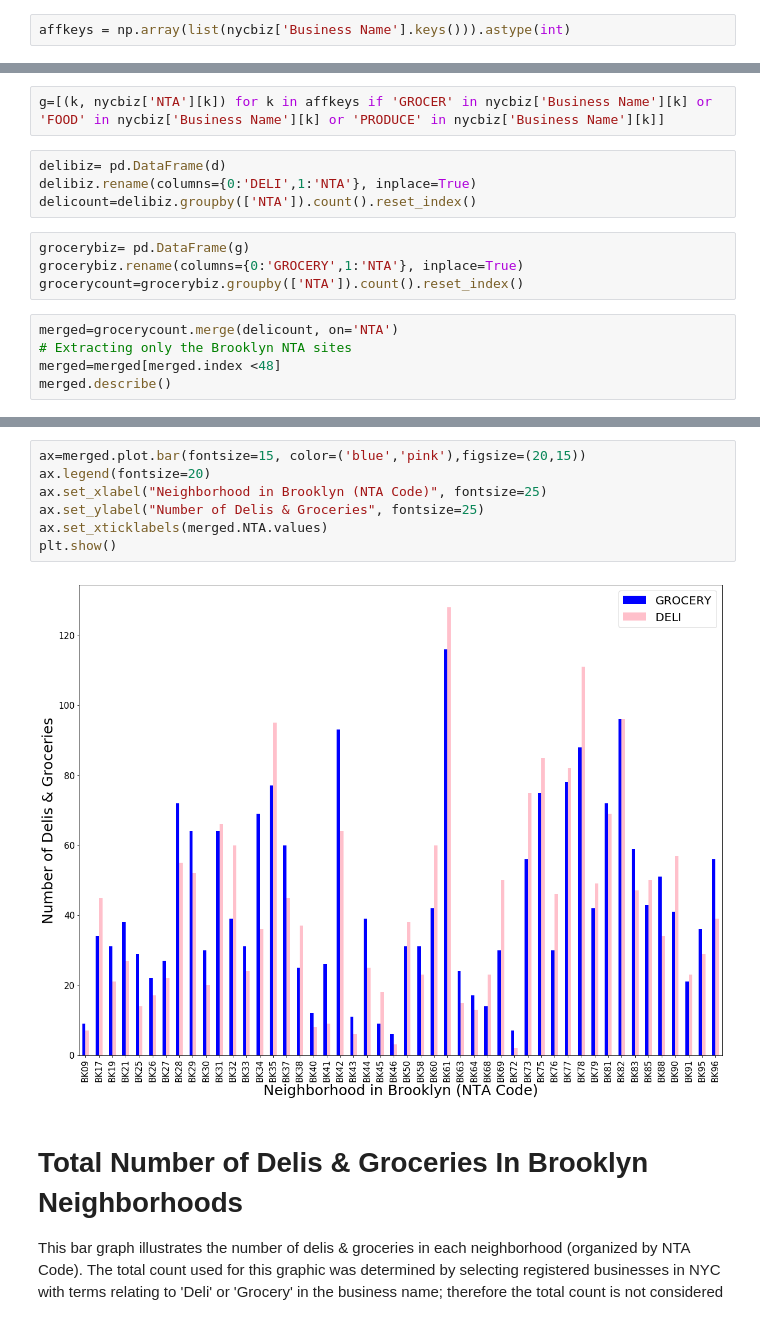
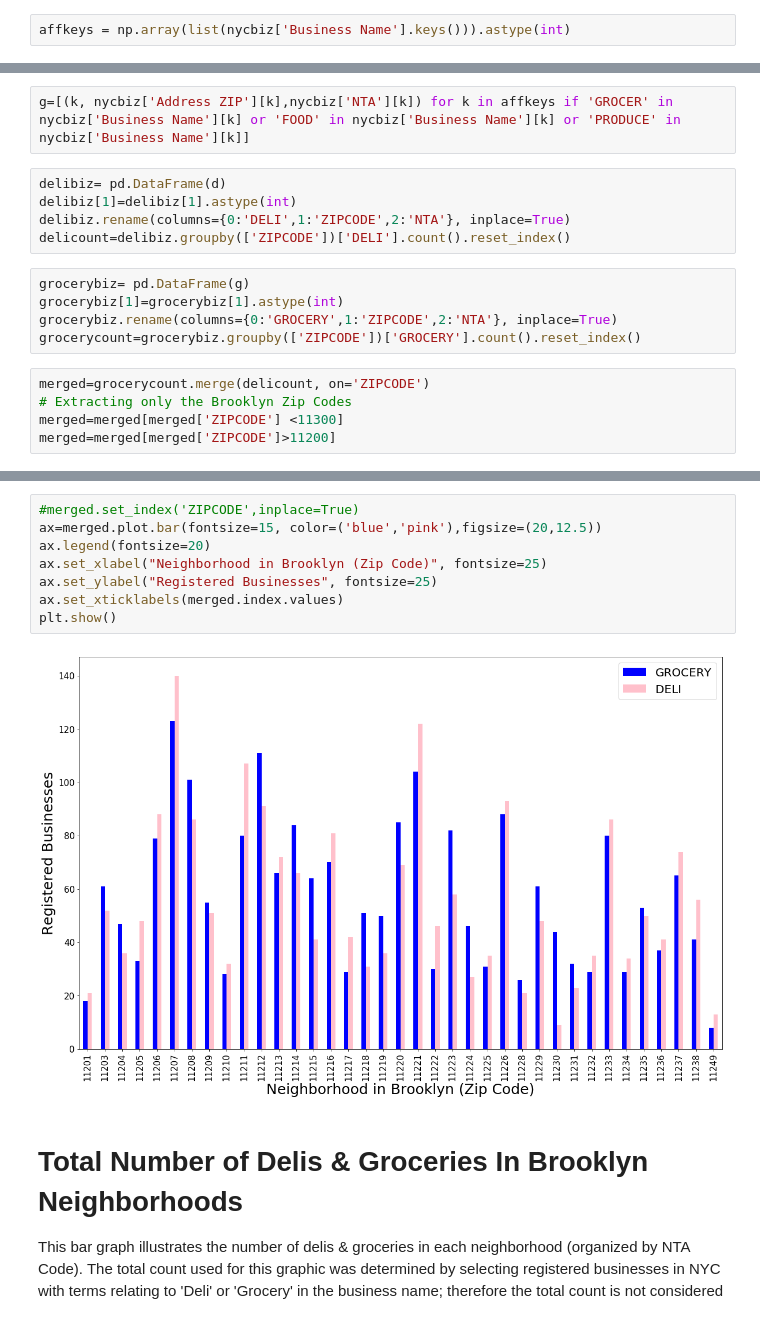
Before and after one commit to zem232/PUI2018_zem232, a Jupyter notebook: HW8_zem232/HW8_zem232_Data_Visualization.ipynb, the cells around one changed output, grey strips where cells are left out. Cells and saved outputs as stored; diff of their text form.

```diff
--- a/HW8_zem232/HW8_zem232_Data_Visualization.ipynb
+++ b/HW8_zem232/HW8_zem232_Data_Visualization.ipynb
@@ -53,15 +59,17 @@ d=[(k, nycbiz['NTA'][k]) for k in affkeys if 'DELI' in nycbiz['Business Name'][k
 # %%
-g=[(k, nycbiz['NTA'][k]) for k in affkeys if 'GROCER' in nycbiz['Business Name'][k] or 'FOOD' in nycbiz['Business Name'][k] or 'PRODUCE' in nycbiz['Business Name'][k]]
+g=[(k, nycbiz['Address ZIP'][k],nycbiz['NTA'][k]) for k in affkeys if 'GROCER' in nycbiz['Business Name'][k] or 'FOOD' in nycbiz['Business Name'][k] or 'PRODUCE' in nycbiz['Business Name'][k]]
 # %%
 delibiz= pd.DataFrame(d)
-delibiz.rename(columns={0:'DELI',1:'NTA'}, inplace=True)
-delicount=delibiz.groupby(['NTA']).count().reset_index()
+delibiz[1]=delibiz[1].astype(int)
+delibiz.rename(columns={0:'DELI',1:'ZIPCODE',2:'NTA'}, inplace=True)
+delicount=delibiz.groupby(['ZIPCODE'])['DELI'].count().reset_index()
 # %%
 grocerybiz= pd.DataFrame(g)
-grocerybiz.rename(columns={0:'GROCERY',1:'NTA'}, inplace=True)
-grocerycount=grocerybiz.groupby(['NTA']).count().reset_index()
+grocerybiz[1]=grocerybiz[1].astype(int)
+grocerybiz.rename(columns={0:'GROCERY',1:'ZIPCODE',2:'NTA'}, inplace=True)
+grocerycount=grocerybiz.groupby(['ZIPCODE'])['GROCERY'].count().reset_index()
 # %%
-merged=grocerycount.merge(delicount, on='NTA')
-# Extracting only the Brooklyn NTA sites
-merged=merged[merged.index <48]
-merged.describe()
+merged=grocerycount.merge(delicount, on='ZIPCODE')
+# Extracting only the Brooklyn Zip Codes
+merged=merged[merged['ZIPCODE'] <11300]
+merged=merged[merged['ZIPCODE']>11200]
@@ -78,12 +76,13 @@ merged.describe()
 # %%
-ax=merged.plot.bar(fontsize=15, color=('blue','pink'),figsize=(20,15))
+#merged.set_index('ZIPCODE',inplace=True)
+ax=merged.plot.bar(fontsize=15, color=('blue','pink'),figsize=(20,12.5))
 ax.legend(fontsize=20)
-ax.set_xlabel("Neighborhood in Brooklyn (NTA Code)", fontsize=25)
-ax.set_ylabel("Number of Delis & Groceries", fontsize=25)
-ax.set_xticklabels(merged.NTA.values)
+ax.set_xlabel("Neighborhood in Brooklyn (Zip Code)", fontsize=25)
+ax.set_ylabel("Registered Businesses", fontsize=25)
+ax.set_xticklabels(merged.index.values)
 plt.show()
 # %% [output]
-[figure, old version]
+[figure, new version]
 # %% [markdown]
 # Total Number of Delis & Groceries In Brooklyn Neighborhoods
 This bar graph illustrates the number of delis & groceries in each neighborhood (organized by NTA Code). The total count used for this graphic was determined by selecting registered businesses in NYC with terms relating to 'Deli' or 'Grocery' in the business name; therefore the total count is not considered to be entirely inclusive or accurate. Comparing the availability of convenience stores (delis/bodegas/corner stores/etc.) to grocery stores provides a brief insight into the ease of purchasing healthy foods in these neighborhoods.
```
Also changed, not shown: parts of 20 cells of this notebook, 5 other files.
